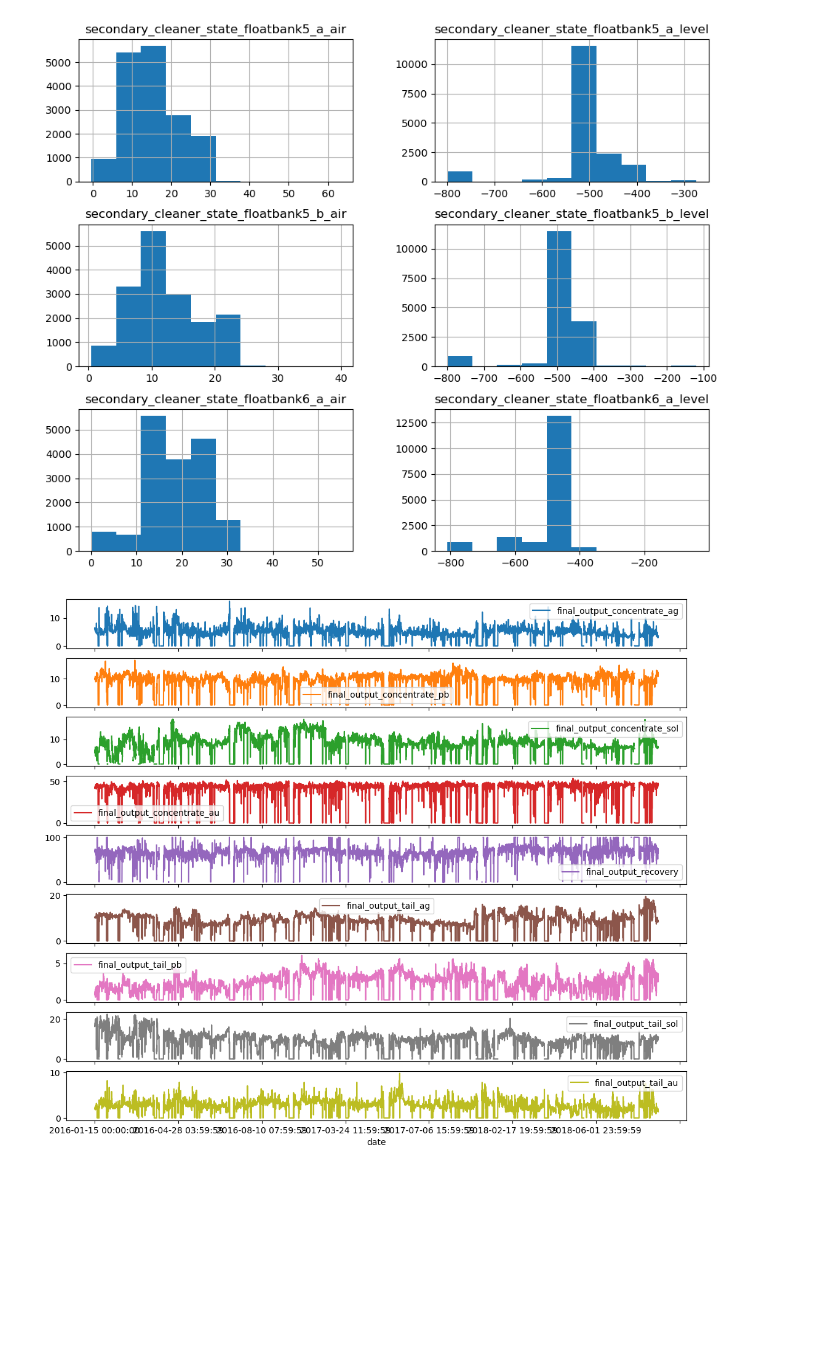
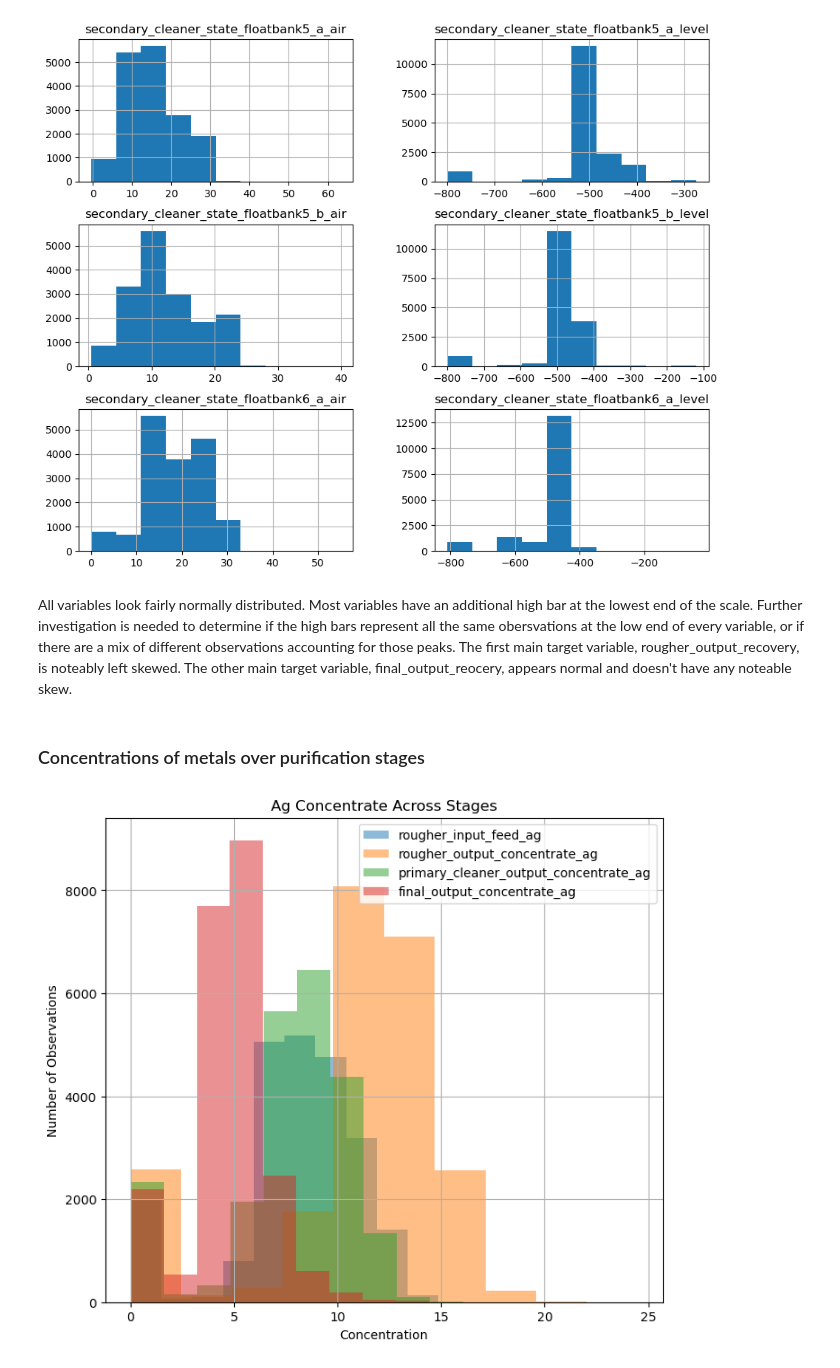
Before and after one commit to kellyshreeve/gold-recovery, a Jupyter notebook: gold-recovery-analysis.ipynb, the cells around one changed output. Saved outputs shown, nothing was run; the diff lists cells and outputs as text; code cells hidden in the pictures; blank space fills up the shorter version.

Commit message:
Hist of metals across stages

```diff
--- a/gold-recovery-analysis.ipynb
+++ b/gold-recovery-analysis.ipynb
@@ -256,9 +285,19 @@ for i in range(0, len(gold_train.columns), 9):
 [figure]
 [figure]
 [figure]
-# %%
-gold_train.plot.line(x='date', y=gold_train.columns[1:10], subplots=True, figsize=(13, 11))
-
-plt.show()
-# %% [output]
-[figure, removed]
+# %% [markdown]
+All variables look fairly normally distributed. Most variables have an additional high bar at the lowest end of the scale. Further investigation is needed to determine if the high bars represent all the same obersvations at the low end of every variable, or if there are a mix of different observations accounting for those peaks. The first main target variable, rougher_output_recovery, is noteably left skewed. The other main target variable, final_output_reocery, appears normal and doesn't have any noteable skew.
+# %% [markdown]
+### Concentrations of metals over purification stages
+# %%
+gold_full['rougher_input_feed_ag'].hist(alpha=0.5, legend=True, figsize=(8, 7))
+gold_full['rougher_output_concentrate_ag'].hist(alpha=0.5, legend=True)
+gold_full['primary_cleaner_output_concentrate_ag'].hist(alpha=0.5, legend=True)
+gold_full['final_output_concentrate_ag'].hist(alpha=0.5, legend=True)
+
+plt.title('Ag Concentrate Across Stages')
+plt.xlabel('Concentration')
+plt.ylabel('Number of Observations')
+plt.show()
+# %% [output]
+[figure, added]
```
Also changed, not shown: parts of 7 cells of this notebook.
